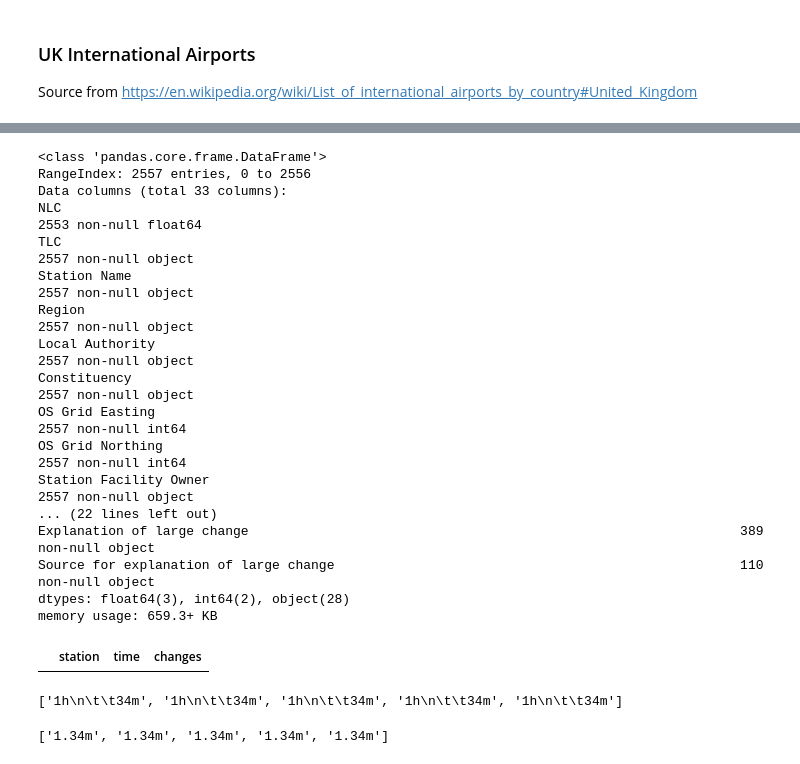
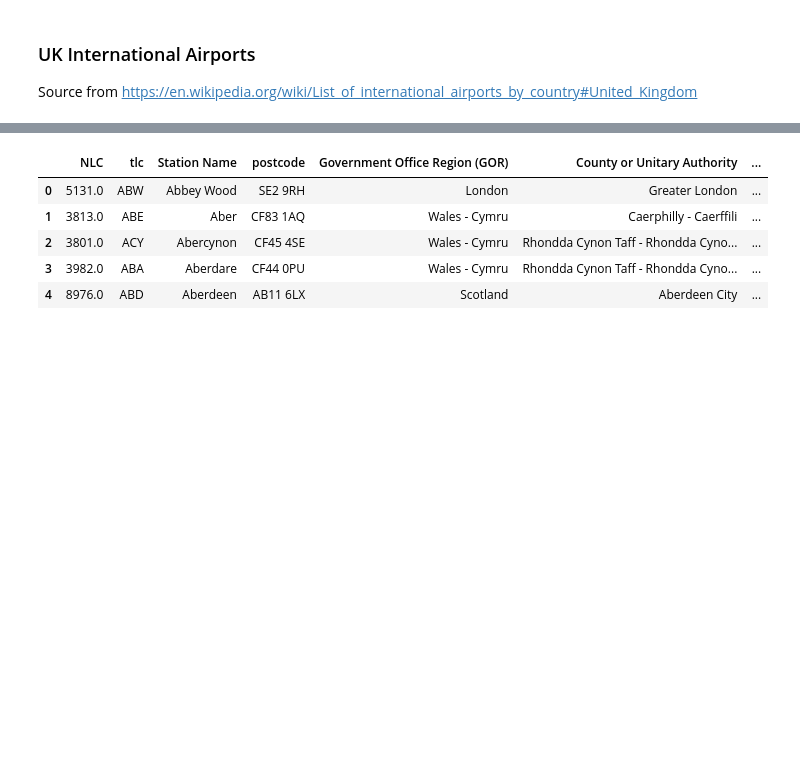
Before and after one commit to omeyrick/PlacesToLive, a Jupyter notebook: Jupyter - PlacesToLive.ipynb, the cells around one changed output, grey strips where cells are left out. Cells and saved outputs as stored; diff of their text form; code cells hidden in the pictures; blank space fills up the shorter version.

```diff
--- a/Jupyter - PlacesToLive.ipynb
+++ b/Jupyter - PlacesToLive.ipynb
@@ -329,7 +335,2 @@ py.iplot(fig, filename='Places to live')
 # %%
-df_stations = pd.read_csv("/Users/OliverM/Code/PlacesToLive/data/Base_data/station_data.csv")
+df_stations = pd.read_csv("/Users/OliverM/Code/PlacesToLive/data/Base_data/station_tlc_postcode.csv")
-# %%
-df_stations['1516 Entries & Exits'] = df_stations['1516 Entries & Exits'].str.replace(',' , '')
-df_stations['1516 Entries & Exits'] = df_stations['1516 Entries & Exits'].str.replace(':' , '')
-#df_stations['1516 Entries & Exits'] = df_stations['1516 Entries & Exits'].astype('float')
-df_stations.info()
@@ -375,20 +337,12 @@ df_stations.sort_values(by='1516 Entries & Exits', ascending=False)
+# %%
+df_stations['Location for map'] = df_stations['Location for map'].str.replace(', UK' , '')
+df_stations = df_stations.rename(columns={'Origin TLC':'tlc','Location for map':'postcode'})
 # %%
-df_stations.info()
+df_stations.head()
 # %% [output]
-<class 'pandas.core.frame.DataFrame'>
-RangeIndex: 2557 entries, 0 to 2556
-Data columns (total 33 columns):
-NLC                                                                                       2553 non-null float64
-TLC                                                                                       2557 non-null object
-Station Name                                                                              2557 non-null object
-Region                                                                                    2557 non-null object
-Local Authority                                                                           2557 non-null object
-Constituency                                                                              2557 non-null object
-OS Grid Easting                                                                           2557 non-null int64
-OS Grid Northing                                                                          2557 non-null int64
-Station Facility Owner                                                                    2557 non-null object
-... (22 lines left out)
-Explanation of large change                                                               389 non-null object
-Source for explanation of large change                                                    110 non-null object
-dtypes: float64(3), int64(2), object(28)
-memory usage: 659.3+ KB
+|  | NLC | tlc | Station Name | postcode | Government Office Region (GOR) | County or Unitary Authority | ... |
+| 0 | 5131.0 | ABW | Abbey Wood | SE2 9RH | London | Greater London | ... |
+| 1 | 3813.0 | ABE | Aber | CF83 1AQ | Wales - Cymru | Caerphilly - Caerffili | ... |
+| 2 | 3801.0 | ACY | Abercynon | CF45 4SE | Wales - Cymru | Rhondda Cynon Taff - Rhondda Cyno... | ... |
+| 3 | 3982.0 | ABA | Aberdare | CF44 0PU | Wales - Cymru | Rhondda Cynon Taff - Rhondda Cyno... | ... |
+| 4 | 8976.0 | ABD | Aberdeen | AB11 6LX | Scotland | Aberdeen City | ... |
@@ -422,12 +348,0 @@ df_station_times = pd.DataFrame(columns=['station', 'time', 'changes'])
-# %%
-df_train_times
-# %% [output]
-|  | station | time | changes |
-# %%
-strip_list
-# %% [output]
-['1h\n\t\t34m', '1h\n\t\t34m', '1h\n\t\t34m', '1h\n\t\t34m', '1h\n\t\t34m']
-# %%
-clean_list
-# %% [output]
-['1.34m', '1.34m', '1.34m', '1.34m', '1.34m']
```
Also changed, not shown: parts of 19 cells of this notebook, 2 other files.
